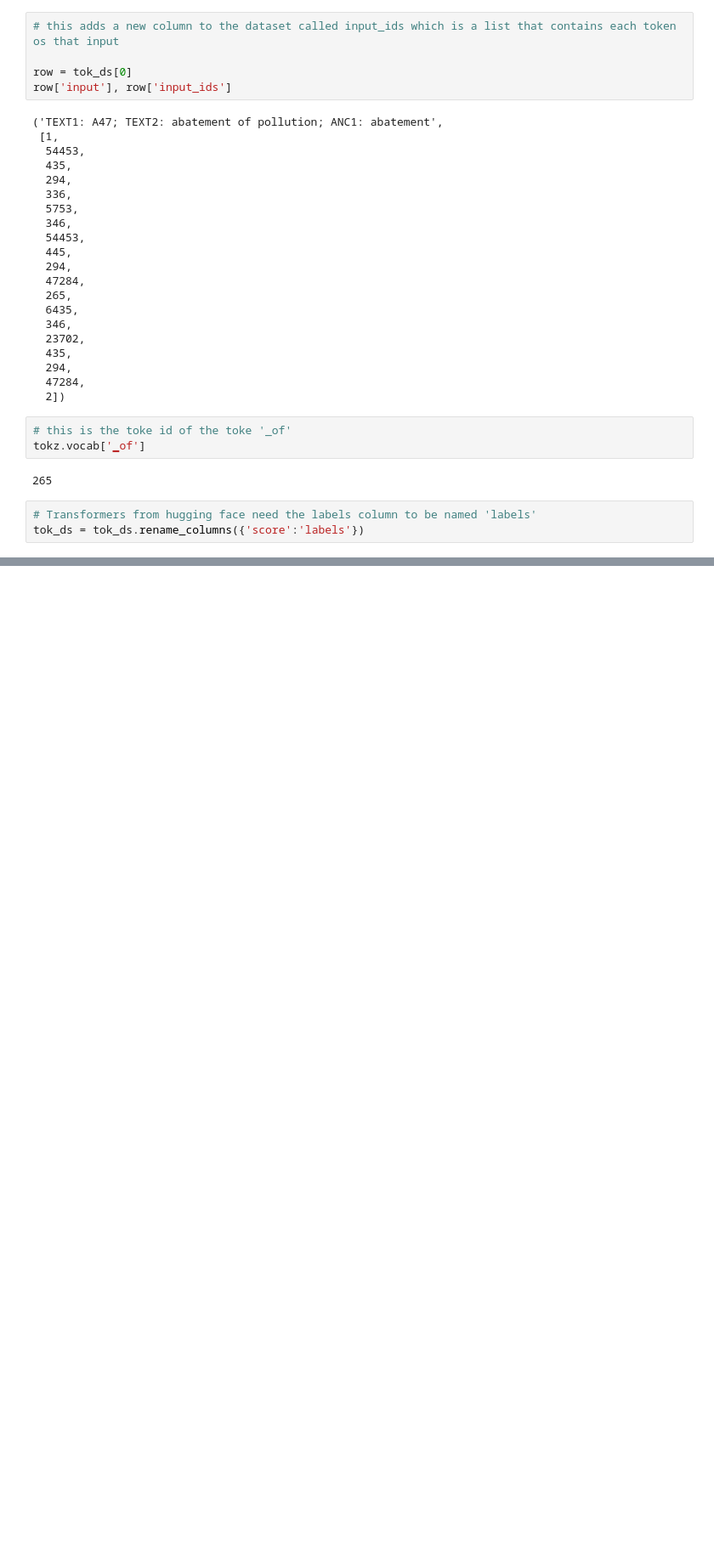
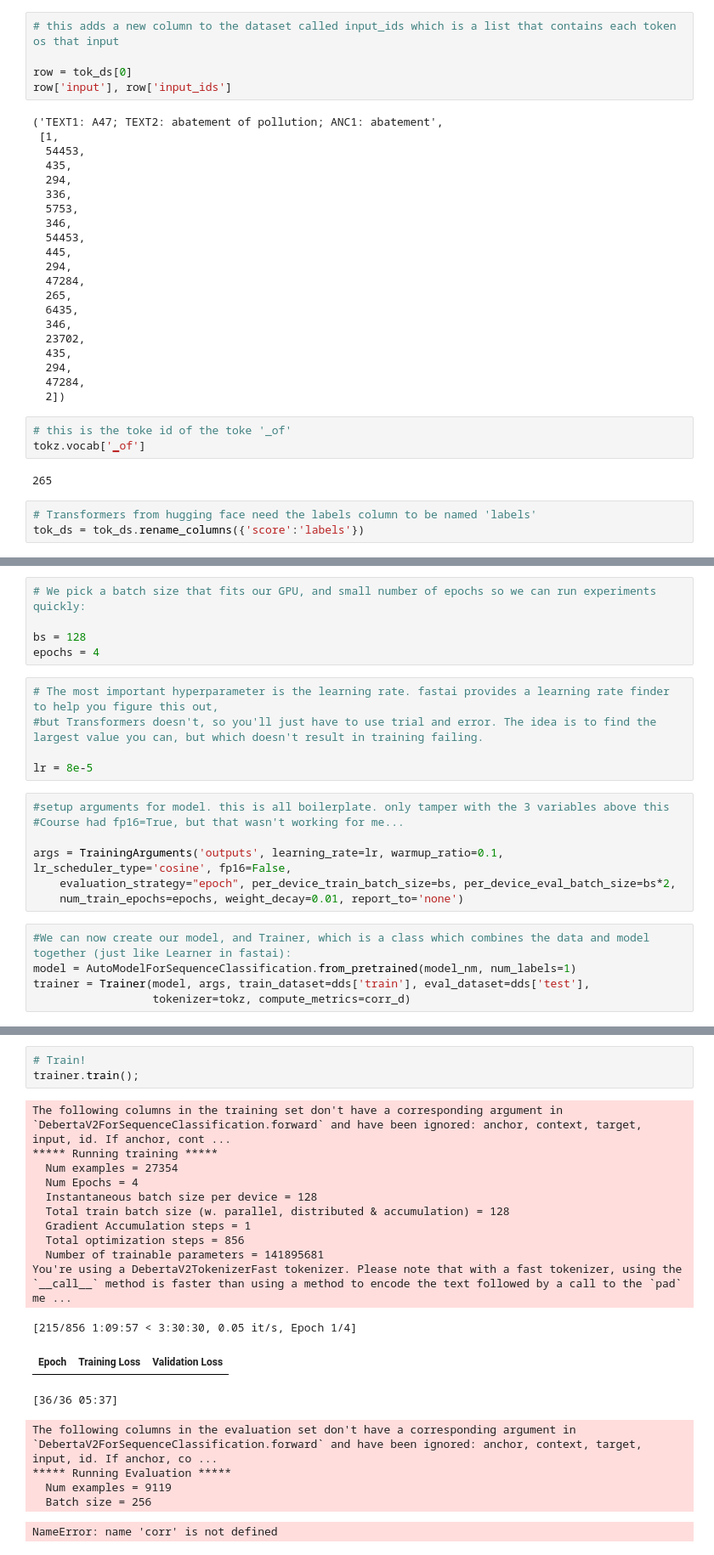
Before and after one commit to mattocanas/NLP-Transformer-Patent, a Jupyter notebook: main.ipynb, the cells around one changed output, grey strips where cells are left out. Shown at 85% size. Cells and saved outputs as stored; diff of their text form; blank space fills up the shorter version.

Commit message:
Finished model

```diff
--- a/main.ipynb
+++ b/main.ipynb
@@ -158,0 +219,22 @@ tok_ds = tok_ds.rename_columns({'score':'labels'})
+# %%
+# We pick a batch size that fits our GPU, and small number of epochs so we can run experiments quickly:
+
+bs = 128
+epochs = 4
+# %%
+# The most important hyperparameter is the learning rate. fastai provides a learning rate finder to help you figure this out,
+#but Transformers doesn't, so you'll just have to use trial and error. The idea is to find the largest value you can, but which doesn't result in training failing.
+
+lr = 8e-5
+# %%
+#setup arguments for model. this is all boilerplate. only tamper with the 3 variables above this
+#Course had fp16=True, but that wasn't working for me...
+
+args = TrainingArguments('outputs', learning_rate=lr, warmup_ratio=0.1, lr_scheduler_type='cosine', fp16=False,
+    evaluation_strategy="epoch", per_device_train_batch_size=bs, per_device_eval_batch_size=bs*2,
+    num_train_epochs=epochs, weight_decay=0.01, report_to='none')
+# %%
+#We can now create our model, and Trainer, which is a class which combines the data and model together (just like Learner in fastai):
+model = AutoModelForSequenceClassification.from_pretrained(model_nm, num_labels=1)
+trainer = Trainer(model, args, train_dataset=dds['train'], eval_dataset=dds['test'],
+                  tokenizer=tokz, compute_metrics=corr_d)
@@ -158,0 +247,22 @@ tok_ds = tok_ds.rename_columns({'score':'labels'})
+# %%
+# Train!
+trainer.train();
+# %% [output]
+The following columns in the training set don't have a corresponding argument in `DebertaV2ForSequenceClassification.forward` and have been ignored: anchor, context, target, input, id. If anchor, cont ...
+***** Running training *****
+  Num examples = 27354
+  Num Epochs = 4
+  Instantaneous batch size per device = 128
+  Total train batch size (w. parallel, distributed & accumulation) = 128
+  Gradient Accumulation steps = 1
+  Total optimization steps = 856
+  Number of trainable parameters = 141895681
+You're using a DebertaV2TokenizerFast tokenizer. Please note that with a fast tokenizer, using the `__call__` method is faster than using a method to encode the text followed by a call to the `pad` me ...
+[215/856 1:09:57 < 3:30:30, 0.05 it/s, Epoch 1/4]
+| Epoch | Training Loss | Validation Loss |
+[36/36 05:37]
+The following columns in the evaluation set don't have a corresponding argument in `DebertaV2ForSequenceClassification.forward` and have been ignored: anchor, context, target, input, id. If anchor, co ...
+***** Running Evaluation *****
+  Num examples = 9119
+  Batch size = 256
+NameError: name 'corr' is not defined
```
Also changed, not shown: parts of 14 cells of this notebook.
